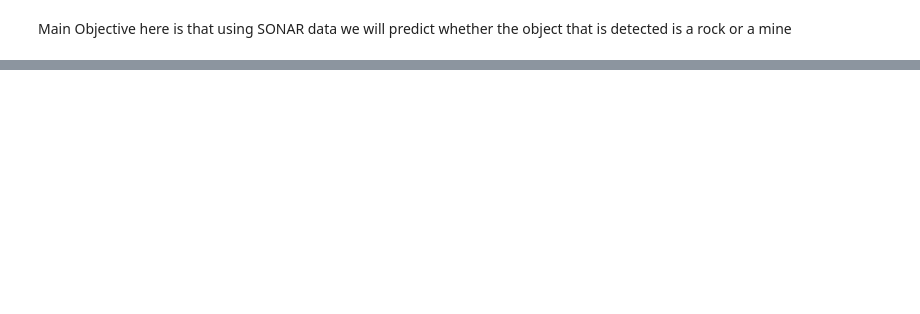
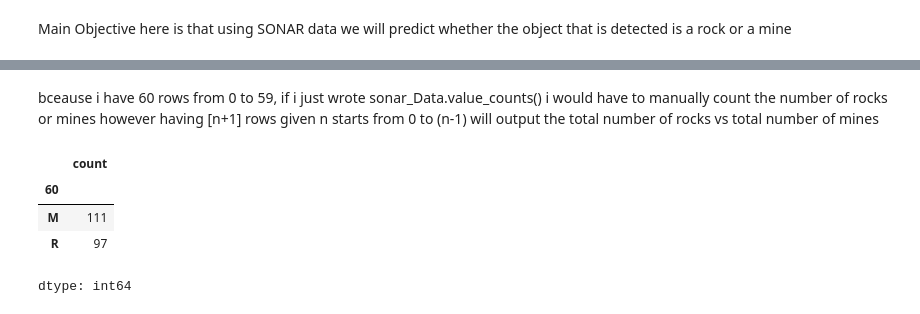
Before and after one commit to kylianmbappe9/PhyicsMachineLearning, a Jupyter notebook: Sonar_Rock_vs_Mine_detection.ipynb, the cells around one changed output, grey strips where cells are left out. Cells and saved outputs as stored; diff of their text form; code cells hidden in the pictures; blank space fills up the shorter version.

```diff
--- a/Sonar_Rock_vs_Mine_detection.ipynb
+++ b/Sonar_Rock_vs_Mine_detection.ipynb
@@ -8,0 +61,10 @@ Main Objective here is that using SONAR data we will predict whether the object
+# %% [markdown]
+bceause i have 60 rows from 0 to 59, if i just wrote sonar_Data.value_counts() i would have to manually count the number of rocks or mines however having [n+1] rows given n starts from 0 to (n-1) will output the total number of rocks vs total number of mines
+# %%
+sonar_data[60].value_counts()
+# %% [output]
+|  | count |
+| 60 |  |
+| M | 111 |
+| R | 97 |
+dtype: int64
```
Also changed, not shown: parts of 34 cells of this notebook.
